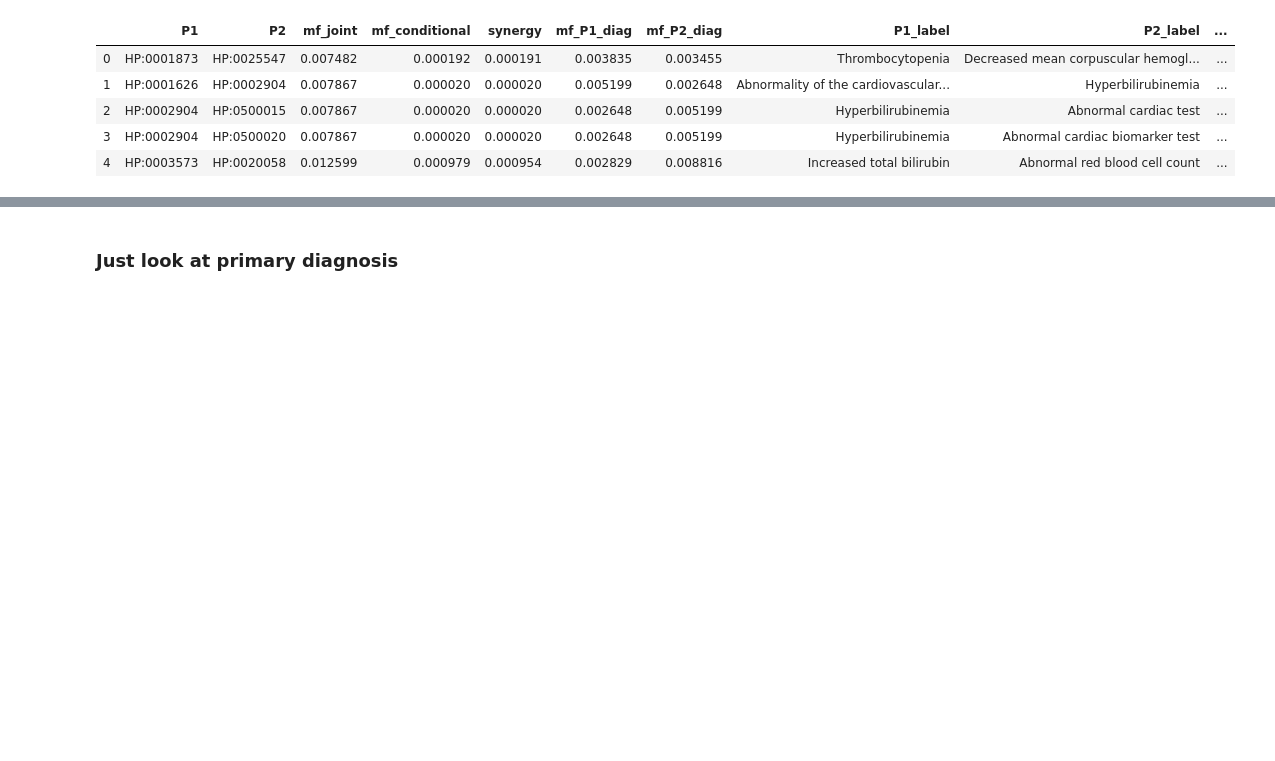
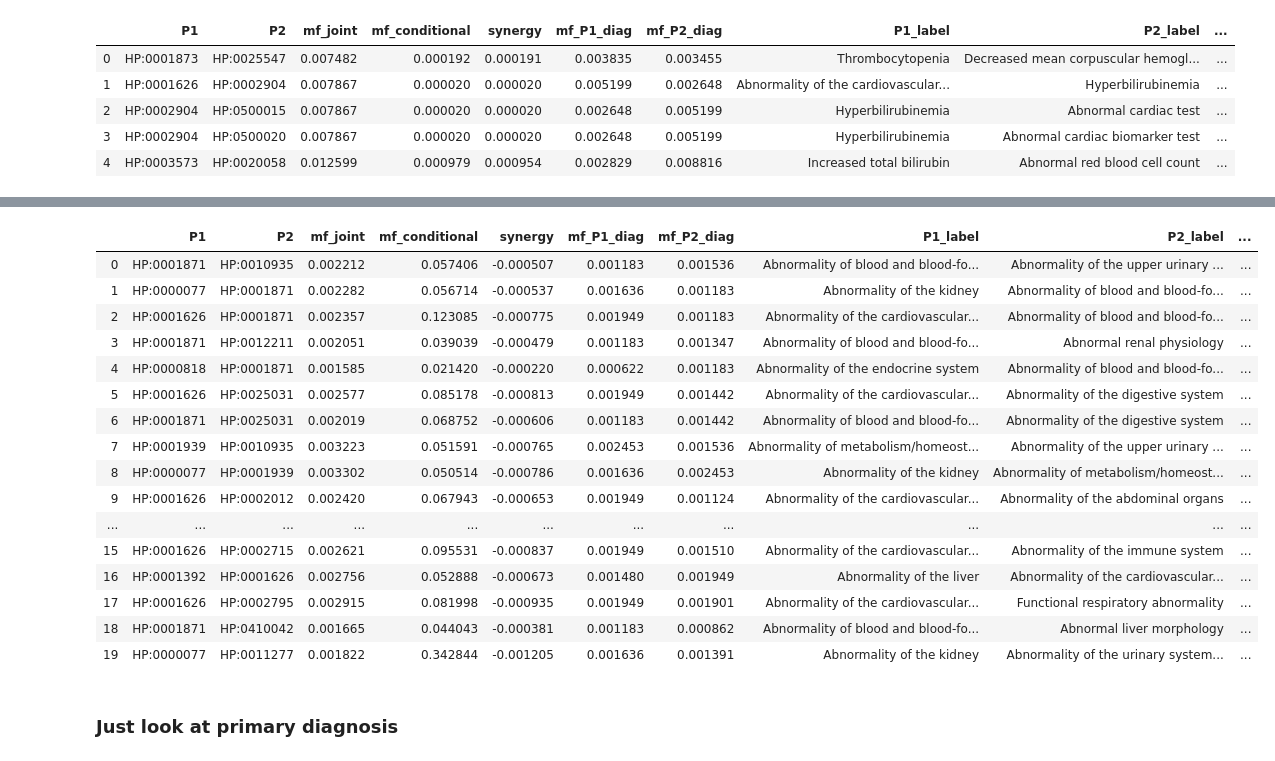
Before and after one commit to TheJacksonLaboratory/MIMIC_HPO, a Jupyter notebook: src/main/notebooks/interpretation.ipynb, the cells around one changed output, grey strips where cells are left out. Cells and saved outputs as stored; diff of their text form; code cells hidden in the pictures; blank space fills up the shorter version.

```diff
--- a/src/main/notebooks/interpretation.ipynb
+++ b/src/main/notebooks/interpretation.ipynb
@@ -342,0 +373,18 @@ df_mf_vs_conditional_mf.head()
+# %%
+disease = '038'
+mf_diagnosis_phenotypes = mf.MutualInfoXYz(summaries_diagnosis_textHpo_textHpo[disease])
+
+df_mf_Xz, df_mf_Yz, df_mf_XY_z = mf_dateframes(mf_diagnosis_phenotypes)
+df_mf_XY_z_filtered = filter_df(df_mf_Xz, df_mf_Yz, df_mf_XY_z)
+# %%
+df_mf_XY_z_filtered['P1_label'] = np.array([hpo.term_id2name_map().get(termid) for termid in df_mf_XY_z_filtered.P1])
+df_mf_XY_z_filtered['P2_label'] = np.array([hpo.term_id2name_map().get(termid) for termid in df_mf_XY_z_filtered.P2])
+df_mf_XY_z_filtered.sort_values(by='mf_joint', ascending=False).head(n=20)
+df_mf_joint_vs_individual = df_mf_XY_z_filtered \
+    .sort_values(by='mf_joint', ascending=False) \
+    .reset_index(drop=True) \
+    .rename(columns={'mf_joint': 'mf_P1P2_diag'}) \
+    .loc[:, ['P1', 'P2', 'mf_P1_diag', 'mf_P2_diag', 'mf_P1P2_diag', 'P1_label', 'P2_label']]
+
+#df_mf_joint_vs_individual.to_csv('../../../data/mf_regarding_diseases/primary_only/df_mf_joint_vs_individual_labHpo_labHpo_{}.csv'.format(disease))
+df_mf_joint_vs_individual.head()
@@ -343,3 +423,31 @@ df_mf_vs_conditional_mf.head()
+# %%
+df_mf_vs_conditional_mf = df_mf_XY_z_filtered \
+    .merge(df_mf_labHpo_labHpo.loc[:, ['P1', 'P2', 'mf']] \
+            .rename(columns={'mf': 'mf_overall'}), on = ['P1', 'P2'], how = 'left')
+df_mf_vs_conditional_mf = df_mf_vs_conditional_mf \
+    .assign(mf_ratio=df_mf_vs_conditional_mf.mf_conditional/df_mf_vs_conditional_mf.mf_overall) \
+    .sort_values(by='mf_ratio', ascending=False) \
+    .reset_index(drop=True)
+df_mf_vs_conditional_mf.loc[:, ['P1', 'P2', 'mf_overall', 'mf_conditional', 'mf_ratio', 'P1_label', 'P2_label']].to_csv('../../../data/mf_regarding_diseases/primary_only/df_mf_ratio_textHpo_textHpo_{}.csv'.format(disease))
+df_mf_vs_conditional_mf.head(n=20)
+# %% [output]
+|  | P1 | P2 | mf_joint | mf_conditional | synergy | mf_P1_diag | mf_P2_diag | P1_label | P2_label | ... |
+| 0 | HP:0001871 | HP:0010935 | 0.002212 | 0.057406 | -0.000507 | 0.001183 | 0.001536 | Abnormality of blood and blood-fo... | Abnormality of the upper urinary ... | ... |
+| 1 | HP:0000077 | HP:0001871 | 0.002282 | 0.056714 | -0.000537 | 0.001636 | 0.001183 | Abnormality of the kidney | Abnormality of blood and blood-fo... | ... |
+| 2 | HP:0001626 | HP:0001871 | 0.002357 | 0.123085 | -0.000775 | 0.001949 | 0.001183 | Abnormality of the cardiovascular... | Abnormality of blood and blood-fo... | ... |
+| 3 | HP:0001871 | HP:0012211 | 0.002051 | 0.039039 | -0.000479 | 0.001183 | 0.001347 | Abnormality of blood and blood-fo... | Abnormal renal physiology | ... |
+| 4 | HP:0000818 | HP:0001871 | 0.001585 | 0.021420 | -0.000220 | 0.000622 | 0.001183 | Abnormality of the endocrine system | Abnormality of blood and blood-fo... | ... |
+| 5 | HP:0001626 | HP:0025031 | 0.002577 | 0.085178 | -0.000813 | 0.001949 | 0.001442 | Abnormality of the cardiovascular... | Abnormality of the digestive system | ... |
+| 6 | HP:0001871 | HP:0025031 | 0.002019 | 0.068752 | -0.000606 | 0.001183 | 0.001442 | Abnormality of blood and blood-fo... | Abnormality of the digestive system | ... |
+| 7 | HP:0001939 | HP:0010935 | 0.003223 | 0.051591 | -0.000765 | 0.002453 | 0.001536 | Abnormality of metabolism/homeost... | Abnormality of the upper urinary ... | ... |
+| 8 | HP:0000077 | HP:0001939 | 0.003302 | 0.050514 | -0.000786 | 0.001636 | 0.002453 | Abnormality of the kidney | Abnormality of metabolism/homeost... | ... |
+| 9 | HP:0001626 | HP:0002012 | 0.002420 | 0.067943 | -0.000653 | 0.001949 | 0.001124 | Abnormality of the cardiovascular... | Abnormality of the abdominal organs | ... |
+| ... | ... | ... | ... | ... | ... | ... | ... | ... | ... | ... |
+| 15 | HP:0001626 | HP:0002715 | 0.002621 | 0.095531 | -0.000837 | 0.001949 | 0.001510 | Abnormality of the cardiovascular... | Abnormality of the immune system | ... |
+| 16 | HP:0001392 | HP:0001626 | 0.002756 | 0.052888 | -0.000673 | 0.001480 | 0.001949 | Abnormality of the liver | Abnormality of the cardiovascular... | ... |
+| 17 | HP:0001626 | HP:0002795 | 0.002915 | 0.081998 | -0.000935 | 0.001949 | 0.001901 | Abnormality of the cardiovascular... | Functional respiratory abnormality | ... |
+| 18 | HP:0001871 | HP:0410042 | 0.001665 | 0.044043 | -0.000381 | 0.001183 | 0.000862 | Abnormality of blood and blood-fo... | Abnormal liver morphology | ... |
+| 19 | HP:0000077 | HP:0011277 | 0.001822 | 0.342844 | -0.001205 | 0.001636 | 0.001391 | Abnormality of the kidney | Abnormality of the urinary system... | ... |
 # %%
 with open('synergies_radiology_lab_primary_and_secondary.obj', 'rb') as synergies_file:
     synergies_rad_lab = pickle.load(synergies_file)
```
Also changed, not shown: parts of 5 cells of this notebook, 6 other files.
